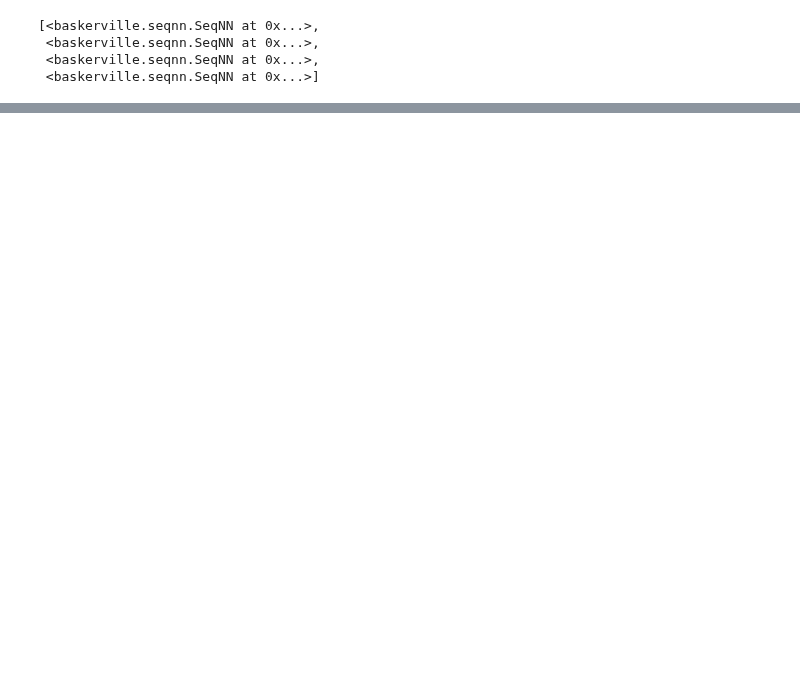
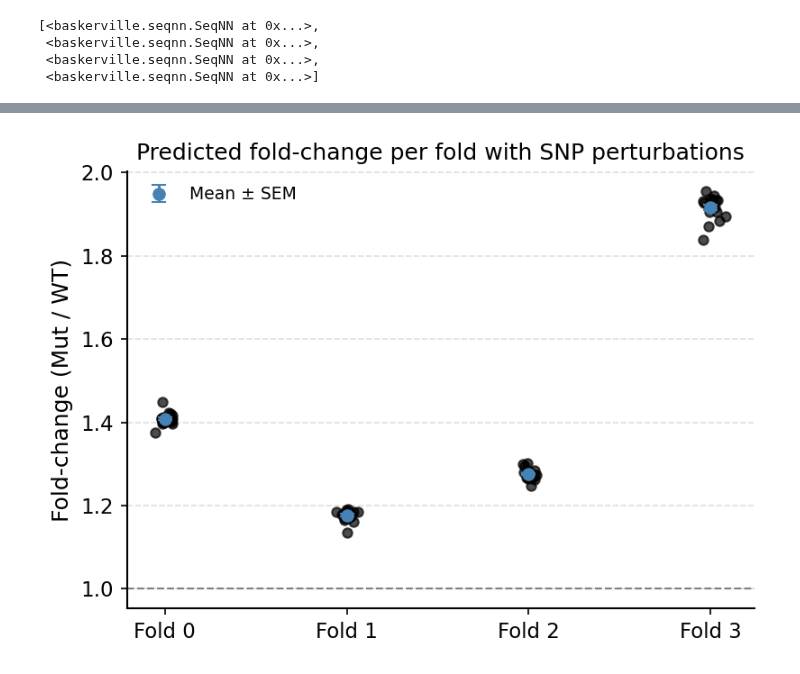
Before and after one commit to dmnburrows/geneseq_predict, a Jupyter notebook: GOSH_grant_app.ipynb, the cells around one changed output, grey strips where cells are left out. Saved outputs shown, nothing was run; the diff lists cells and outputs as text; code cells hidden in the pictures; blank space fills up the shorter version.

```diff
--- a/GOSH_grant_app.ipynb
+++ b/GOSH_grant_app.ipynb
@@ -1004,4 +544,0 @@ Paired t-test (MUT vs WT):
-# %%
-#Make predictions
-y_wt = predict_tracks(models, sequence_one_hot_wt)
-#y_mut = predict_tracks(models, sequence_one_hot_mut)
@@ -1122,4 +544,0 @@ for pos, alt in zip(poses, alts) :
-# %%
-#Make predictions
-y_wt = predict_tracks(models, sequence_one_hot_wt)
-y_mut = predict_tracks(models, sequence_one_hot_mut)
@@ -1334,9 +544,0 @@ df.to_csv("/camp/home/wilkino/home/POSTDOC/borzoi/borzoi/jenna/results_files/res
-# %%
-# Map index to base: A=0, C=1, G=2, T=3
-bases = np.array(['A', 'C', 'G', 'T'])
-
-# Find index of 1 in each row and map to base
-sequence = ''.join(bases[np.argmax(sequence_one_hot, axis=1)])
-import gzip
-with gzip.open("/camp/home/wilkino/home/POSTDOC/borzoi/borzoi/jenna/results_files/decoded_sequence.txt.gz", "wb") as f:
-    f.write(sequence.encode())
@@ -1403,0 +737,55 @@ curr_seq = wt_code
+# %%
+df = out_df
+# %%
+import numpy as np
+import matplotlib.pyplot as plt
+import pandas as pd
+
+# --- assuming df is loaded ---
+df['fold'] = df['fold'].astype(int)
+
+# compute simple fold change (Mut/WT, not log)
+wt_mean = df[df['promoter'].str.endswith('WT')]['exp'].mean()
+df['fold_change'] = df['exp'] / wt_mean
+
+# focus on SNPs only
+snp_df = df[df['promoter'].str.contains('SNP')]
+
+# mean ± SEM per fold
+snp_summary = (
+    snp_df.groupby('fold', as_index=False)
+    .agg(mean=('fold_change','mean'),
+         std=('fold_change','std'),
+         n=('fold_change','count'))
+)
+snp_summary['sem'] = snp_summary['std'] / np.sqrt(snp_summary['n'].clip(lower=1))
+
+folds = sorted(snp_df['fold'].unique())
+x = np.arange(len(folds)) * 0.6  # tighter spacing
+
+fig, ax = plt.subplots(figsize=(5.5,4))
+
+# individual SNPs
+for i, f in enumerate(folds):
+    vals = snp_df.loc[snp_df['fold']==f, 'fold_change']
+    jitter = np.random.normal(0, 0.015, size=len(vals))
+    ax.plot(np.full_like(vals, x[i]) + jitter, vals,
+            'o', color='black', alpha=0.7, markersize=5, label='_nolegend_')
+
+# mean ± SEM
+ax.errorbar(x, snp_summary['mean'], yerr=snp_summary['sem'],
+            fmt='o', color='steelblue', capsize=4, lw=1.4, label='Mean ± SEM')
+
+# formatting
+ax.axhline(1, linestyle='--', color='gray', lw=1)
+ax.set_xticks(x)
+ax.set_xticklabels([f'Fold {f}' for f in folds])
+ax.set_ylabel('Fold-change (Mut / WT)')
+ax.set_title('Predicted fold-change per fold with SNP perturbations')
+ax.grid(axis='y', linestyle='--', alpha=0.4)
+ax.legend(frameon=False, fontsize=9)
+plt.tight_layout()
+plt.savefig('prac.svg', transparent=True)
+plt.show()
+# %% [output]
+[figure, added]
```
Also changed, not shown: parts of 85 cells of this notebook, 6 other files.
